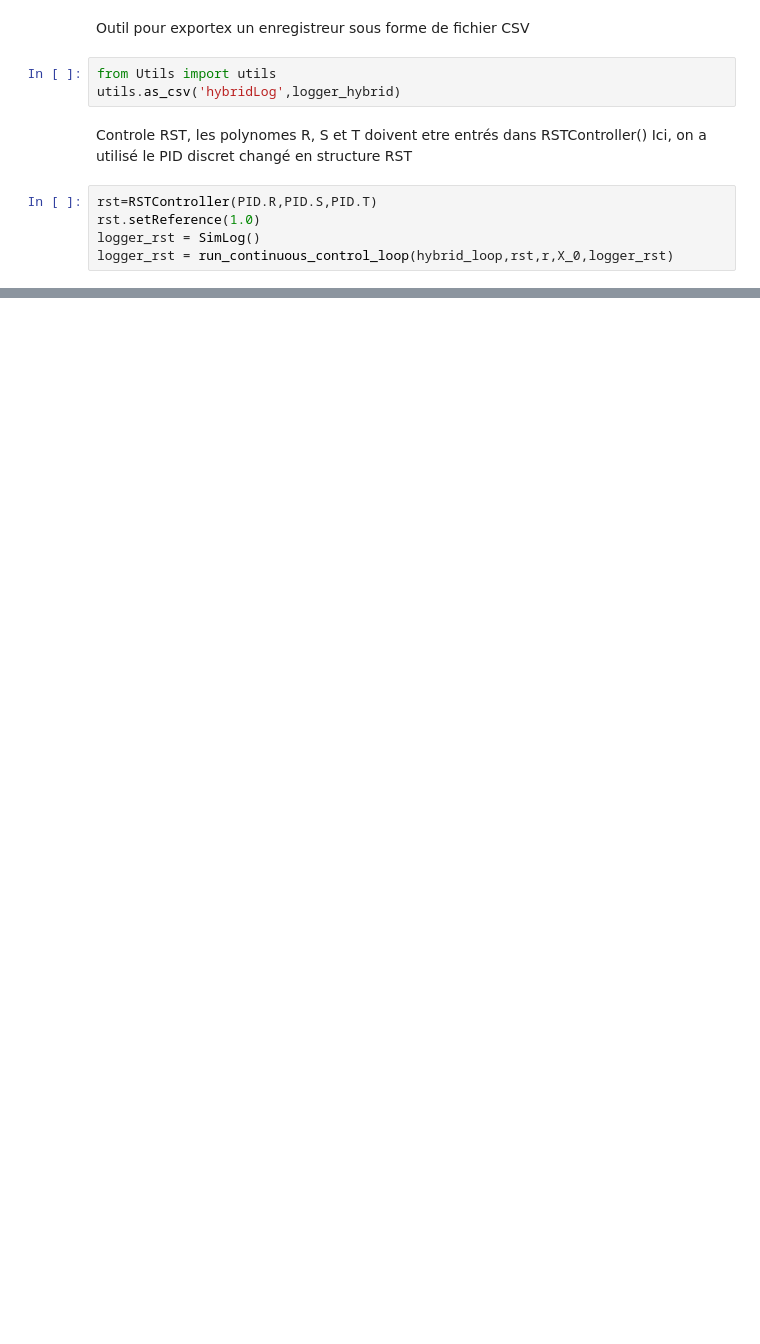
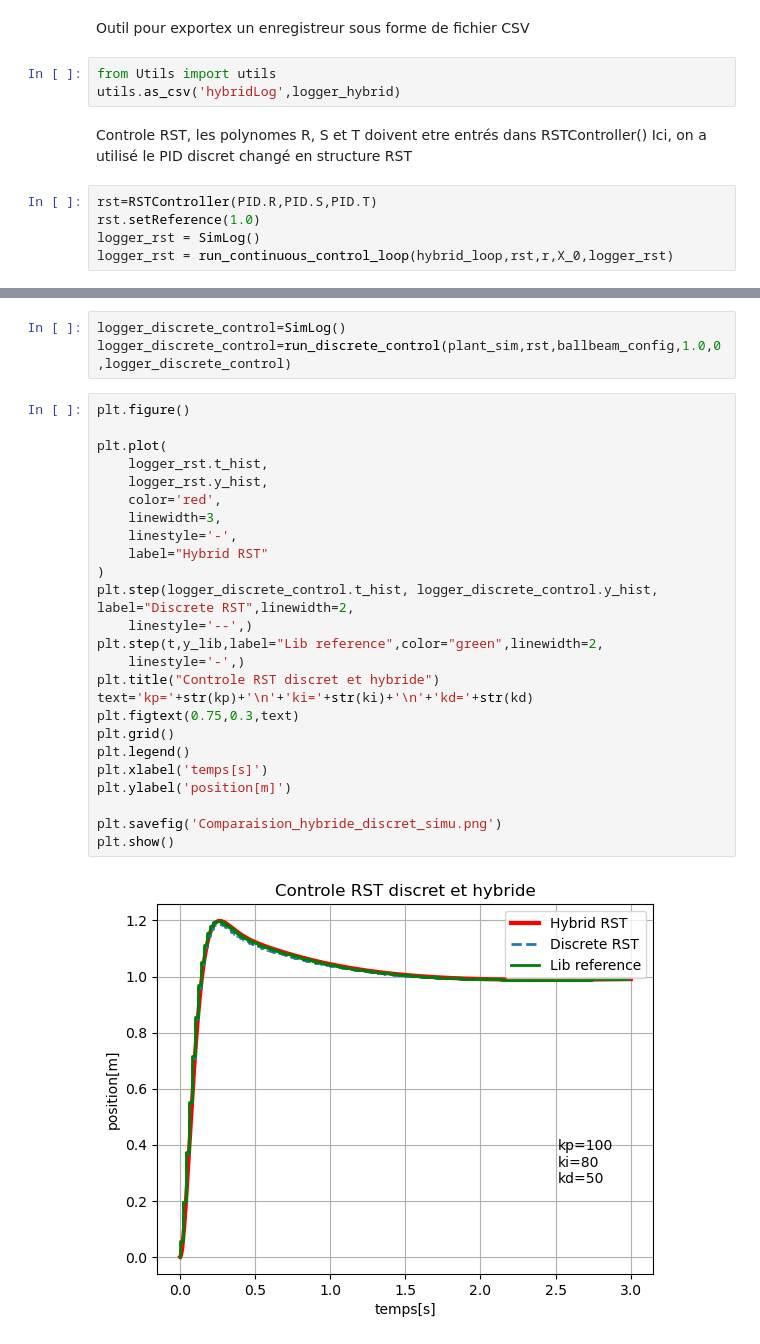
Before and after one commit to Bababoey123/PythonDiscreteControl, a Jupyter notebook: PythonDiscreteLib.ipynb, the cells around one changed output, grey strips where cells are left out. Cells and saved outputs as stored; diff of their text form; blank space fills up the shorter version.

```diff
--- a/PythonDiscreteLib.ipynb
+++ b/PythonDiscreteLib.ipynb
@@ -246,0 +247,30 @@ plt.show()
+# %%
+logger_discrete_control=SimLog()
+logger_discrete_control=run_discrete_control(plant_sim,rst,ballbeam_config,1.0,0,logger_discrete_control)
+# %%
+plt.figure()
+
+plt.plot(
+    logger_rst.t_hist,
+    logger_rst.y_hist,
+    color='red',
+    linewidth=3,
+    linestyle='-',
+    label="Hybrid RST"
+)
+plt.step(logger_discrete_control.t_hist, logger_discrete_control.y_hist, label="Discrete RST",linewidth=2,
+    linestyle='--',)
+plt.step(t,y_lib,label="Lib reference",color="green",linewidth=2,
+    linestyle='-',)
+plt.title("Controle RST discret et hybride")
+text='kp='+str(kp)+'\n'+'ki='+str(ki)+'\n'+'kd='+str(kd)
+plt.figtext(0.75,0.3,text)
+plt.grid()
+plt.legend()
+plt.xlabel('temps[s]')
+plt.ylabel('position[m]')
+
+plt.savefig('Comparaision_hybride_discret_simu.png')
+plt.show()
+# %% [output]
+[figure, added]
```
Also changed, not shown: parts of 5 cells of this notebook, 3 other files.
